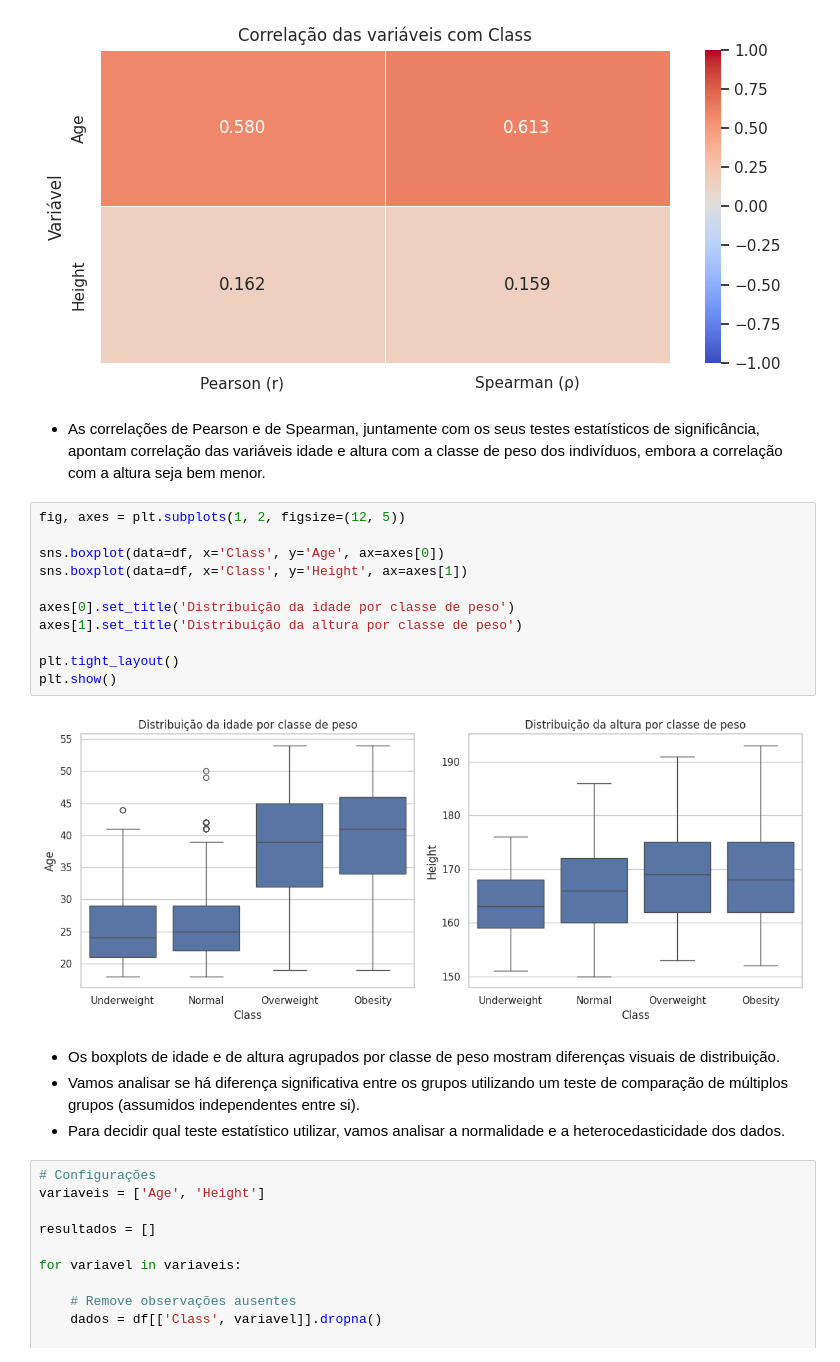
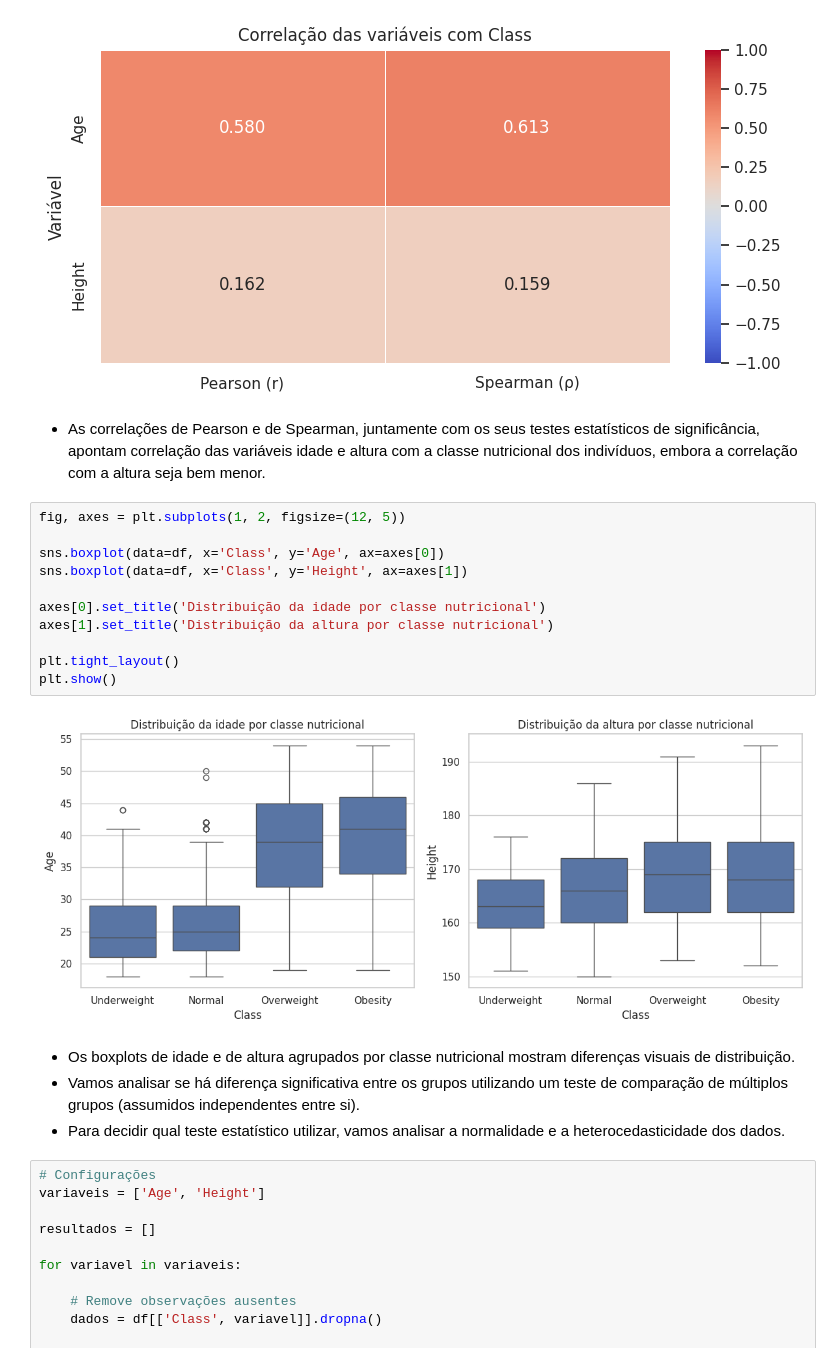
Before and after one commit to Cairo-Henrique/obesity-biostatistics, a Jupyter notebook: Obesity_Biostat_Analysis.ipynb, the cells around one changed output. Cells and saved outputs as stored; diff of their text form.

```diff
--- a/Obesity_Biostat_Analysis.ipynb
+++ b/Obesity_Biostat_Analysis.ipynb
@@ -1852,22 +2072,22 @@ Nível de significância: α = 0.05
 =========================================================================================================
 [figure]
 # %% [markdown]
-- As correlações de Pearson e de Spearman, juntamente com os seus testes estatísticos de significância, apontam correlação das variáveis idade e altura com a classe de peso dos indivíduos, embora a correlação com a altura seja bem menor.
+- As correlações de Pearson e de Spearman, juntamente com os seus testes estatísticos de significância, apontam correlação das variáveis idade e altura com a classe nutricional dos indivíduos, embora a correlação com a altura seja bem menor.
 # %%
 fig, axes = plt.subplots(1, 2, figsize=(12, 5))
 
 sns.boxplot(data=df, x='Class', y='Age', ax=axes[0])
 sns.boxplot(data=df, x='Class', y='Height', ax=axes[1])
 
-axes[0].set_title('Distribuição da idade por classe de peso')
-axes[1].set_title('Distribuição da altura por classe de peso')
+axes[0].set_title('Distribuição da idade por classe nutricional')
+axes[1].set_title('Distribuição da altura por classe nutricional')
 
 plt.tight_layout()
 plt.show()
 # %% [output]
-[figure, old version]
+[figure, new version]
 # %% [markdown]
-- Os boxplots de idade e de altura agrupados por classe de peso mostram diferenças visuais de distribuição.
+- Os boxplots de idade e de altura agrupados por classe nutricional mostram diferenças visuais de distribuição.
 - Vamos analisar se há diferença significativa entre os grupos utilizando um teste de comparação de múltiplos grupos (assumidos independentes entre si).
 - Para decidir qual teste estatístico utilizar, vamos analisar a normalidade e a heterocedasticidade dos dados.
 # %%
```
Also changed, not shown: parts of 20 cells of this notebook.
